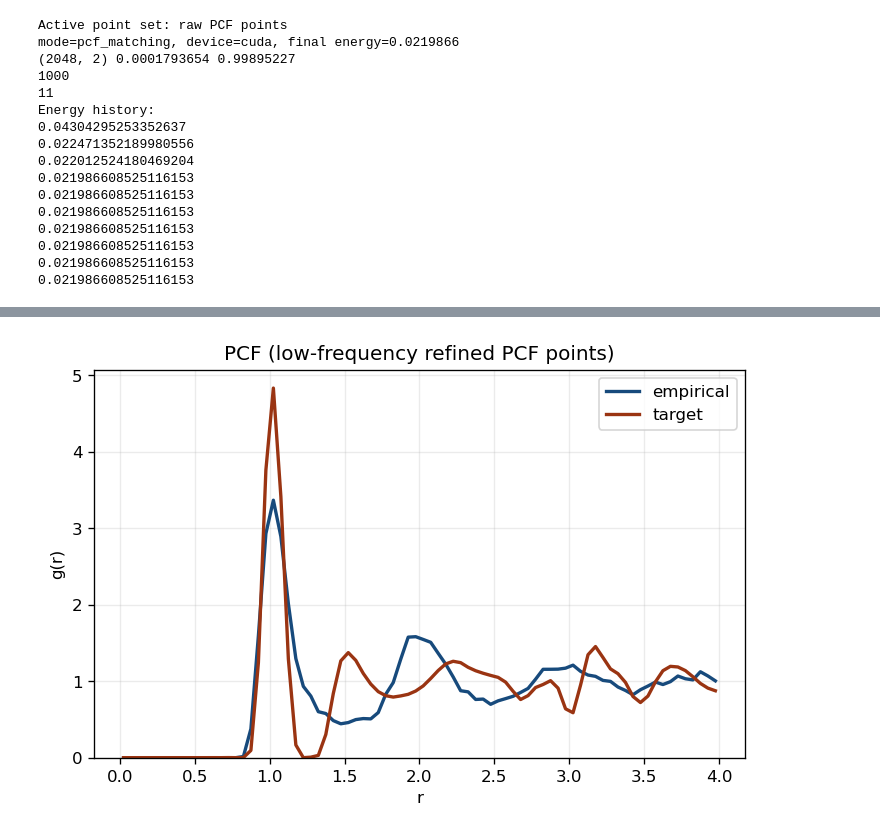
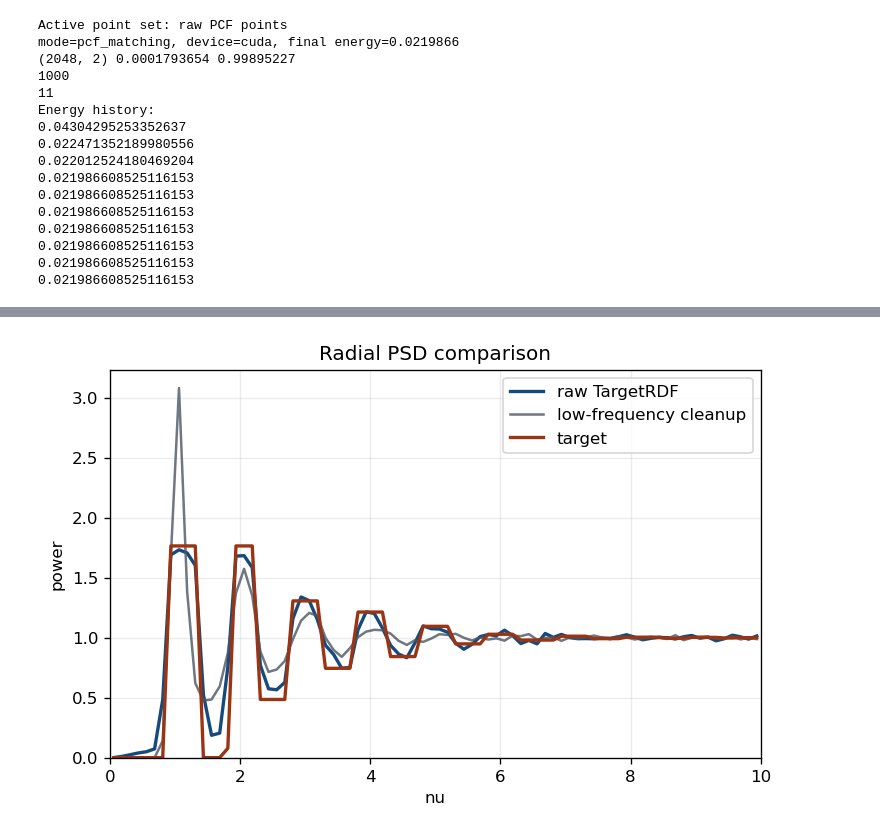
Before and after one commit to lilinitsy/BlueNoisePointProcesses, a Jupyter notebook: python/ds-wave-testing.ipynb, the cells around one changed output, grey strips where cells are left out. Drawn from its saved outputs; the diff is of its cells as text; code cells hidden in the pictures.

Commit message:
Cleanup ds-wave optimizer

```diff
--- a/python/ds-wave-testing.ipynb
+++ b/python/ds-wave-testing.ipynb
@@ -467,6 +473,32 @@ fig.show()
-# %%
-fig = ds_wave.plot_pcf_overlay(points, min_target)
-fig.axes[0].set_title(f"PCF ({active_points_label})")
-fig.show()
-# %% [output]
-[figure, removed]
+# %%
+# Radial PSD: faithful raw TargetRDF result, with the low-frequency cleanup shown separately.
+freqs, raw_radial = ds_wave.compute_radial_psd(
+	raw_points,
+	num_bins=80,
+	max_freq=nu_max,
+	mode_limit=0,
+	priority_nu=min_target.get("nu0"),
+)
+target_power = ds_wave.interpolate_target_power(min_target, freqs)
+fig, ax = plt.subplots(figsize=(7.0, 4.2), dpi=120)
+ax.plot(freqs, raw_radial, label="raw TargetRDF", color="#174a7c", linewidth=2.0)
+if "low_frequency_refined_points" in globals() and low_frequency_refined_points is not None:
+	_, refined_radial = ds_wave.compute_radial_psd(
+		low_frequency_refined_points,
+		num_bins=80,
+		max_freq=nu_max,
+		mode_limit=0,
+		priority_nu=min_target.get("nu0"),
+	)
+	ax.plot(freqs, refined_radial, label="low-frequency cleanup", color="#4b5563", linewidth=1.5, alpha=0.8)
+ax.plot(freqs, target_power, label="target", color="#9a3412", linewidth=2.0)
+ax.set_title("Radial PSD comparison")
+ax.set_xlabel("nu")
+ax.set_ylabel("power")
+ax.set_xlim(0.0, nu_max)
+ax.set_ylim(bottom=0.0)
+ax.grid(True, alpha=0.25)
+ax.legend()
+fig.show()
+# %% [output]
+[figure, added]
```
Also changed, not shown: parts of 14 cells of this notebook.
